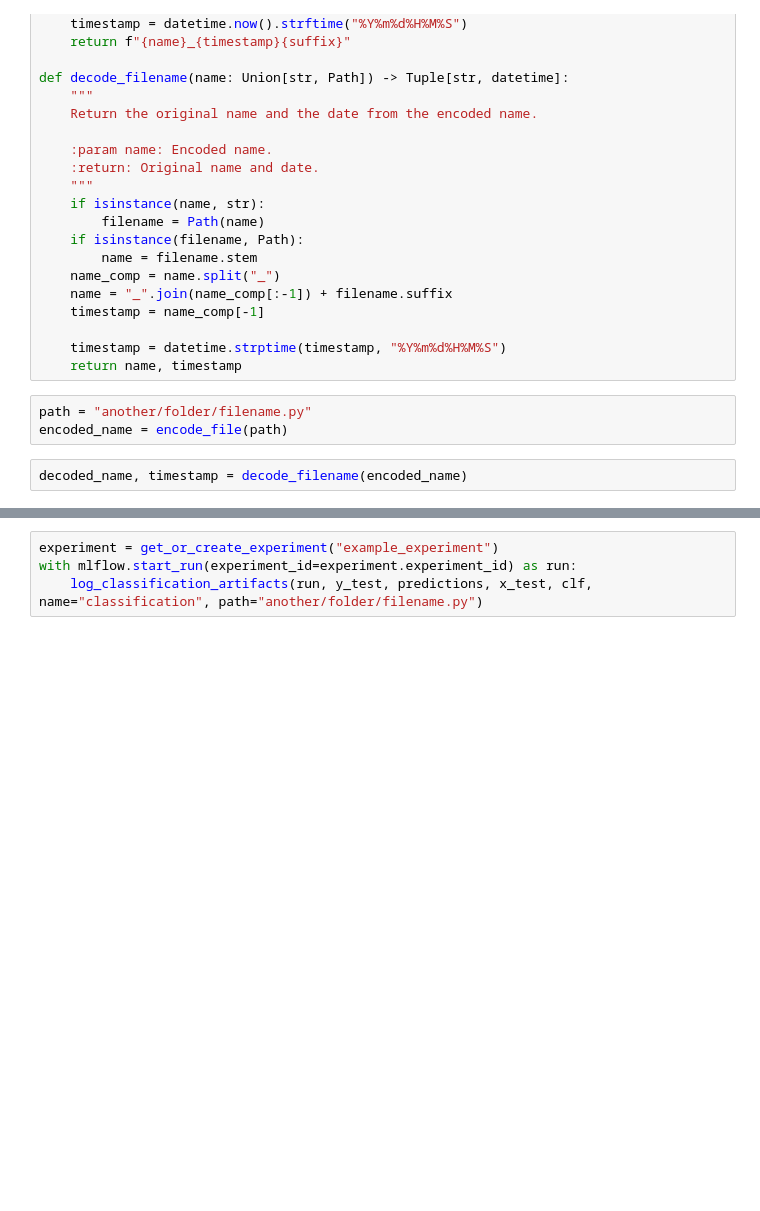
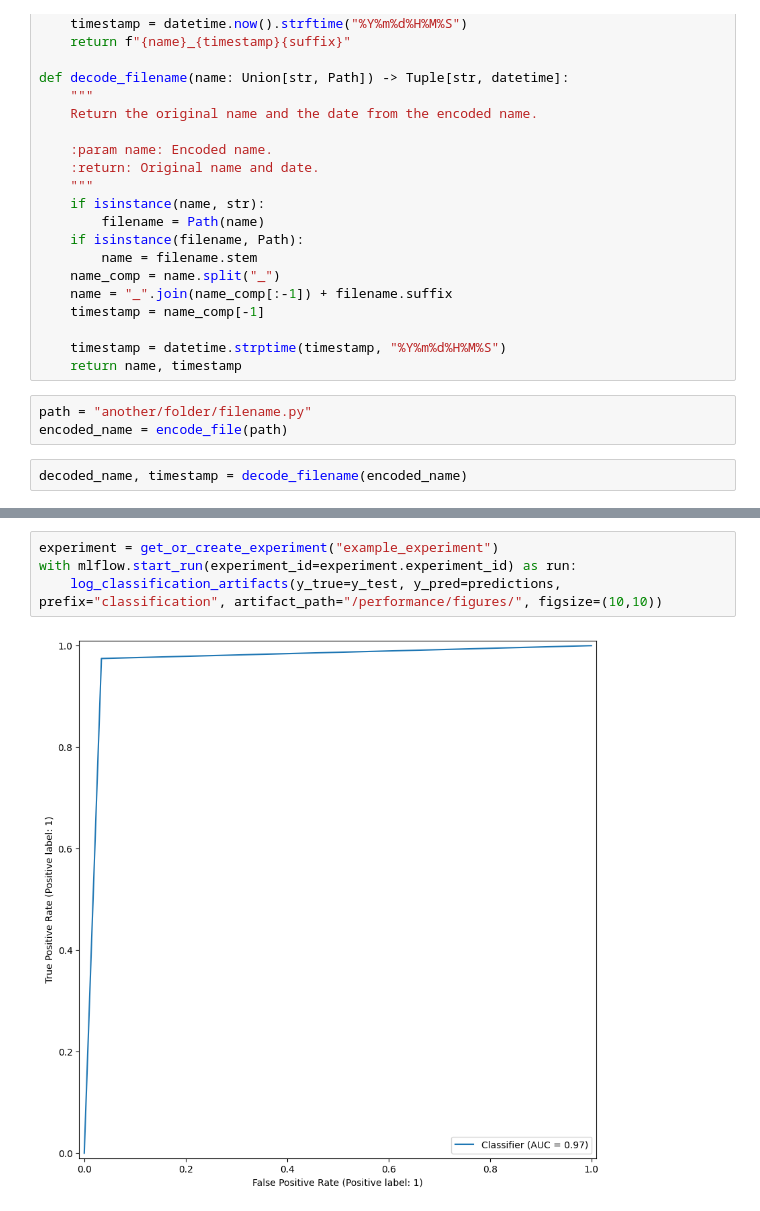
Before and after one commit to manuelgilm/ml-extra, a Jupyter notebook: notebooks/test.ipynb, the cells around one changed output, grey strips where cells are left out. Cells and saved outputs as stored; diff of their text form; blank space fills up the shorter version.

Commit message:
adding tests

```diff
--- a/notebooks/test.ipynb
+++ b/notebooks/test.ipynb
@@ -114,4 +115,6 @@ fig = get_roc_curve(y_test, predictions, name="roc_curve")
 # %%
 experiment = get_or_create_experiment("example_experiment")
 with mlflow.start_run(experiment_id=experiment.experiment_id) as run:
-    log_classification_artifacts(run, y_test, predictions, x_test, clf, name="classification", path="another/folder/filename.py")
+    log_classification_artifacts(y_true=y_test, y_pred=predictions, prefix="classification", artifact_path="/performance/figures/", figsize=(10,10))
+# %% [output]
+[figure, added]
```
Also changed, not shown: parts of 3 cells of this notebook, 1 other file.
